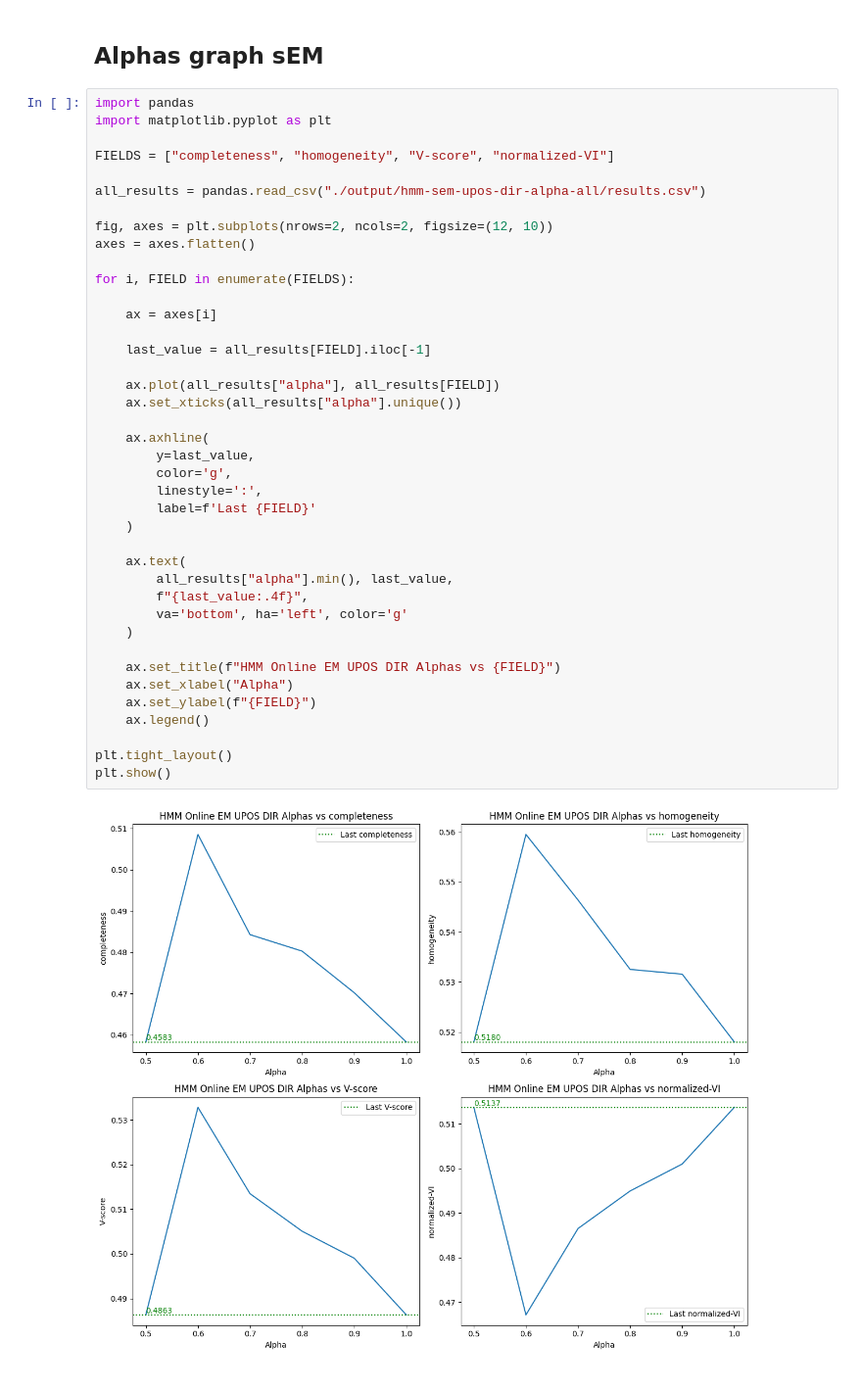
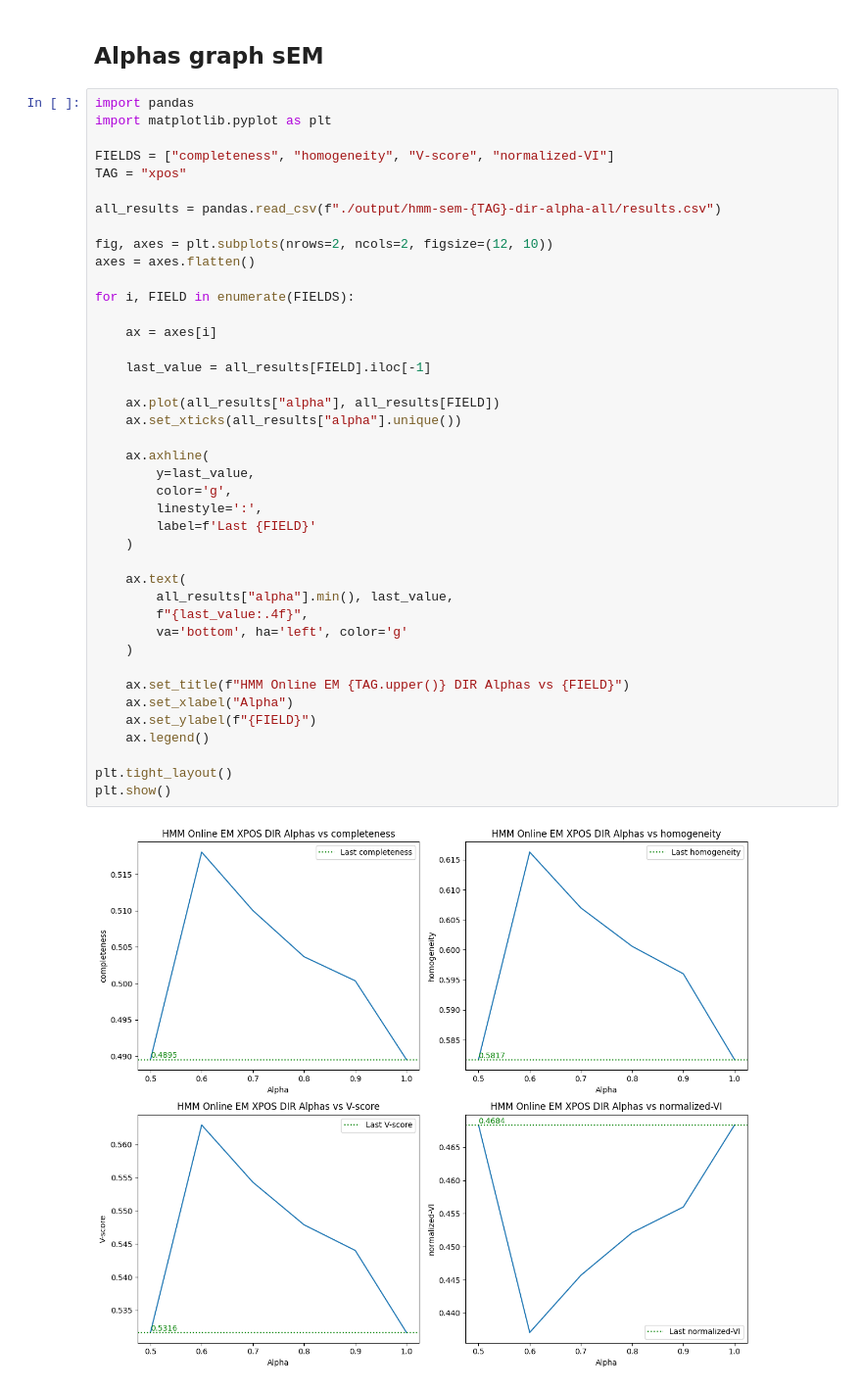
Before and after one commit to amoghvk21/NLP-assignment-3, a Jupyter notebook: skeleton_code/results_parser.ipynb, the cells around one changed output. Shown at 98% size. Saved outputs shown, nothing was run; the diff lists cells and outputs as text.

Commit message:
ran all alpha experiments

```diff
--- a/skeleton_code/results_parser.ipynb
+++ b/skeleton_code/results_parser.ipynb
@@ -918,40 +923,41 @@ import pandas
 import matplotlib.pyplot as plt
 
 FIELDS = ["completeness", "homogeneity", "V-score", "normalized-VI"]
+TAG = "xpos"
 
-all_results = pandas.read_csv("./output/hmm-sem-upos-dir-alpha-all/results.csv")
+all_results = pandas.read_csv(f"./output/hmm-sem-{TAG}-dir-alpha-all/results.csv")
 
 fig, axes = plt.subplots(nrows=2, ncols=2, figsize=(12, 10))
 axes = axes.flatten()
 
 for i, FIELD in enumerate(FIELDS):
 
     ax = axes[i]
 
     last_value = all_results[FIELD].iloc[-1]
 
     ax.plot(all_results["alpha"], all_results[FIELD])
     ax.set_xticks(all_results["alpha"].unique())
 
     ax.axhline(
         y=last_value,
         color='g',
         linestyle=':',
         label=f'Last {FIELD}'
     )
 
     ax.text(
         all_results["alpha"].min(), last_value,
         f"{last_value:.4f}",
         va='bottom', ha='left', color='g'
     )
 
-    ax.set_title(f"HMM Online EM UPOS DIR Alphas vs {FIELD}")
+    ax.set_title(f"HMM Online EM {TAG.upper()} DIR Alphas vs {FIELD}")
     ax.set_xlabel("Alpha")
     ax.set_ylabel(f"{FIELD}")
     ax.legend()
 
 plt.tight_layout()
 plt.show()
 # %% [output]
-[figure, old version]
+[figure, new version]
```
Also changed, not shown: parts of 2 cells of this notebook, 53 other files.
